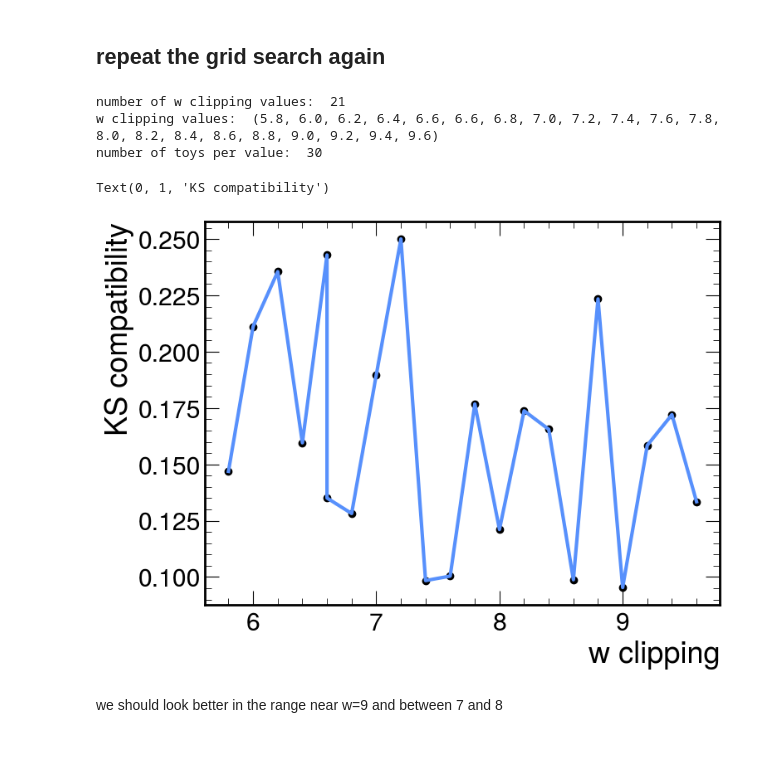
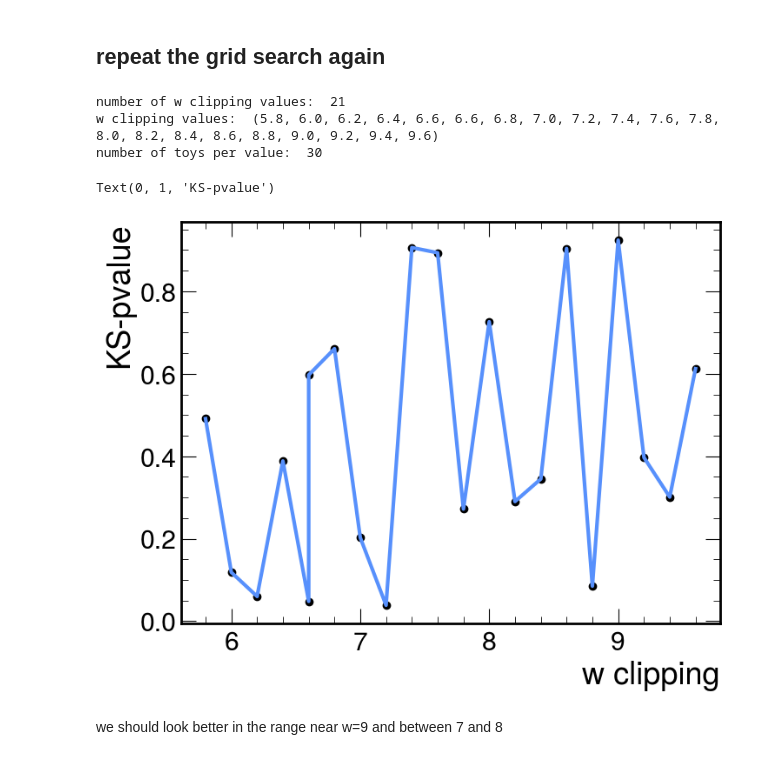
Before and after one commit to PietroCappelli/NPLM.torch, a Jupyter notebook: notebooks/w_clip.ipynb, the cells around one changed output. Saved outputs shown, nothing was run; the diff lists cells and outputs as text; code cells hidden in the pictures.

```diff
--- a/notebooks/w_clip.ipynb
+++ b/notebooks/w_clip.ipynb
@@ -193,16 +182,17 @@ Text(0, 1, 'KS compatibility')
 # %%
 w_clip, first_KS, first_p = print_KS("/home/ubuntu/NPLM.torch/output/1D_w/fourth/1D/", out=False)
 
 plt.figure(figsize=(8,6))
-plt.scatter(w_clip, first_KS, color='black')
-plt.plot(w_clip, first_KS, lw=3)
+plt.scatter(w_clip, first_p, color='black')
+plt.plot(w_clip, first_p, lw=3)
 plt.xlabel('w clipping')
-plt.ylabel('KS compatibility')
+plt.ylabel('KS-pvalue')
+# plt.ylabel('KS test')
 # %% [output]
 number of w clipping values:  21
 w clipping values:  (5.8, 6.0, 6.2, 6.4, 6.6, 6.6, 6.8, 7.0, 7.2, 7.4, 7.6, 7.8, 8.0, 8.2, 8.4, 8.6, 8.8, 9.0, 9.2, 9.4, 9.6)
 number of toys per value:  30
-Text(0, 1, 'KS compatibility')
+Text(0, 1, 'KS-pvalue')
-[figure, old version]
+[figure, new version]
 # %% [markdown]
 we should look better in the range near w=9 and between 7 and 8
```
Also changed, not shown: parts of 6 cells of this notebook, 1 other file.
